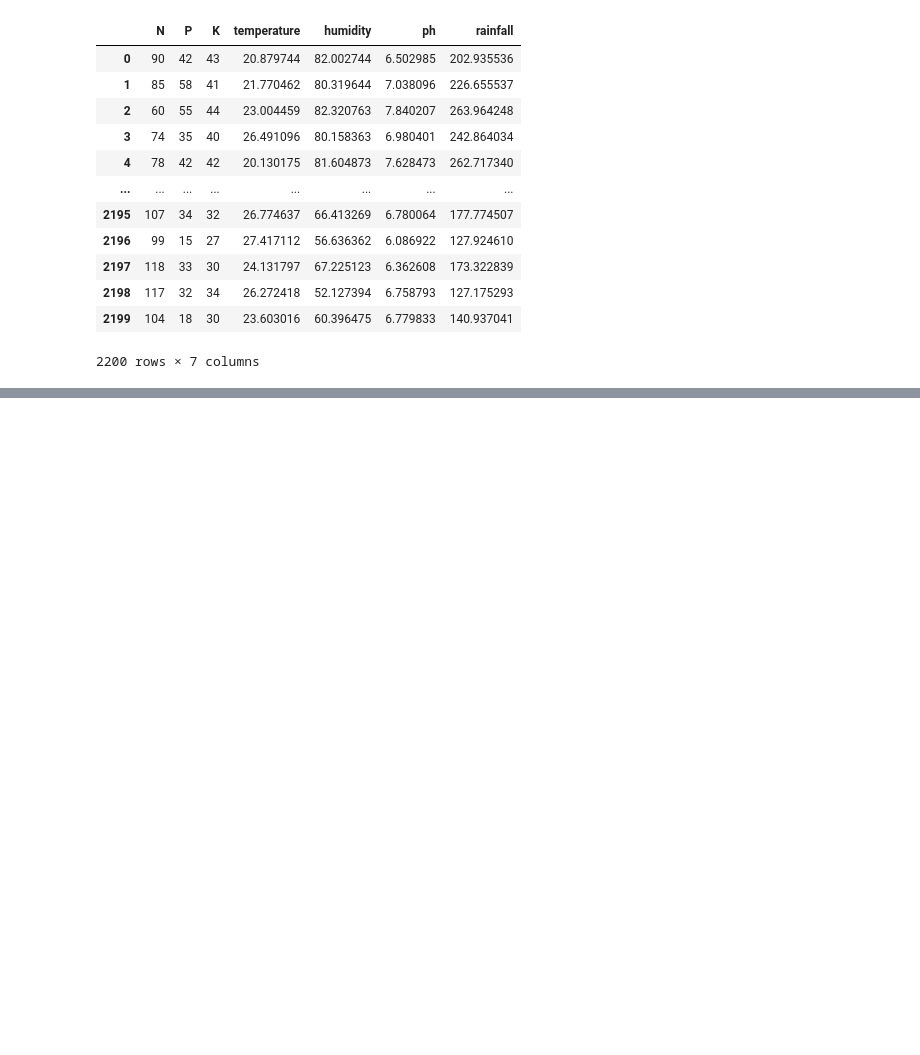
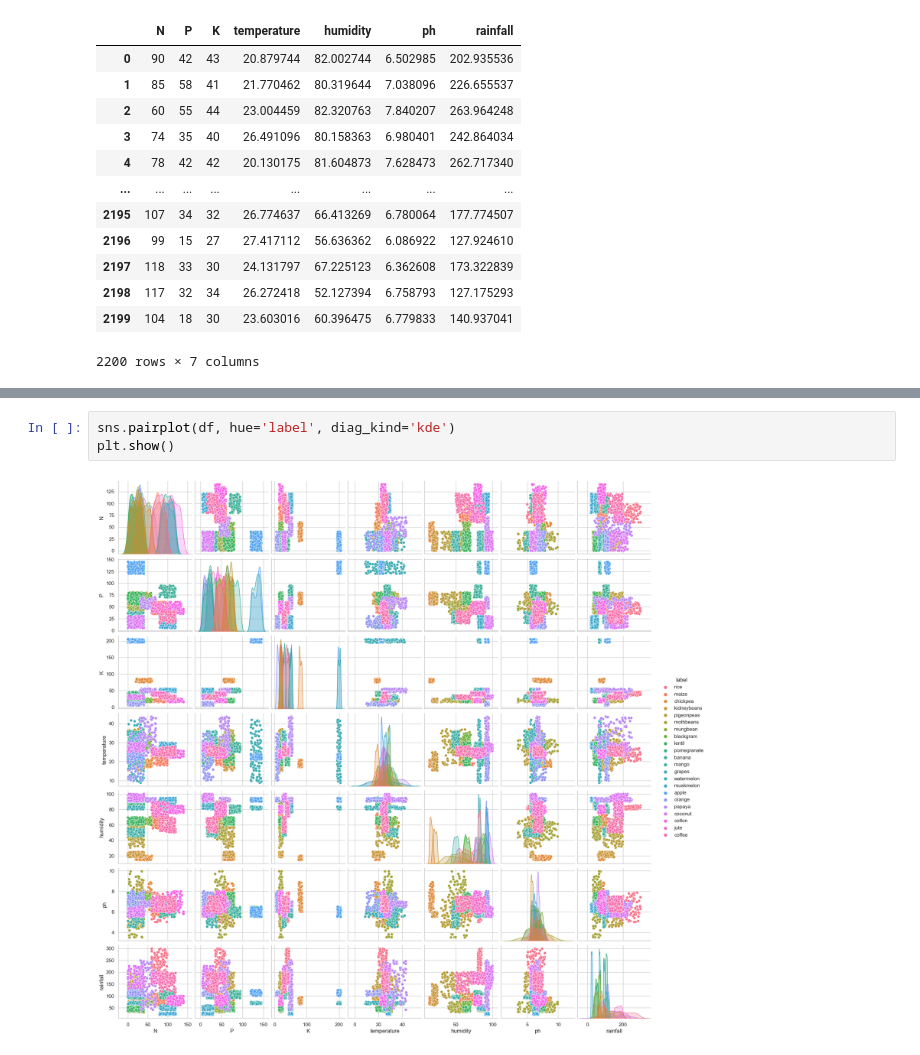
Before and after one commit to arslan-sb/Crop-Recommendation-system, a Jupyter notebook: crop_recommendation.ipynb, the cells around one changed output, grey strips where cells are left out. Cells and saved outputs as stored; diff of their text form; blank space fills up the shorter version.

```diff
--- a/crop_recommendation.ipynb
+++ b/crop_recommendation.ipynb
@@ -126,0 +180,5 @@ plt.show()
+# %%
+sns.pairplot(df, hue='label', diag_kind='kde')
+plt.show()
+# %% [output]
+[figure, added]
```
Also changed, not shown: parts of 18 cells of this notebook.
